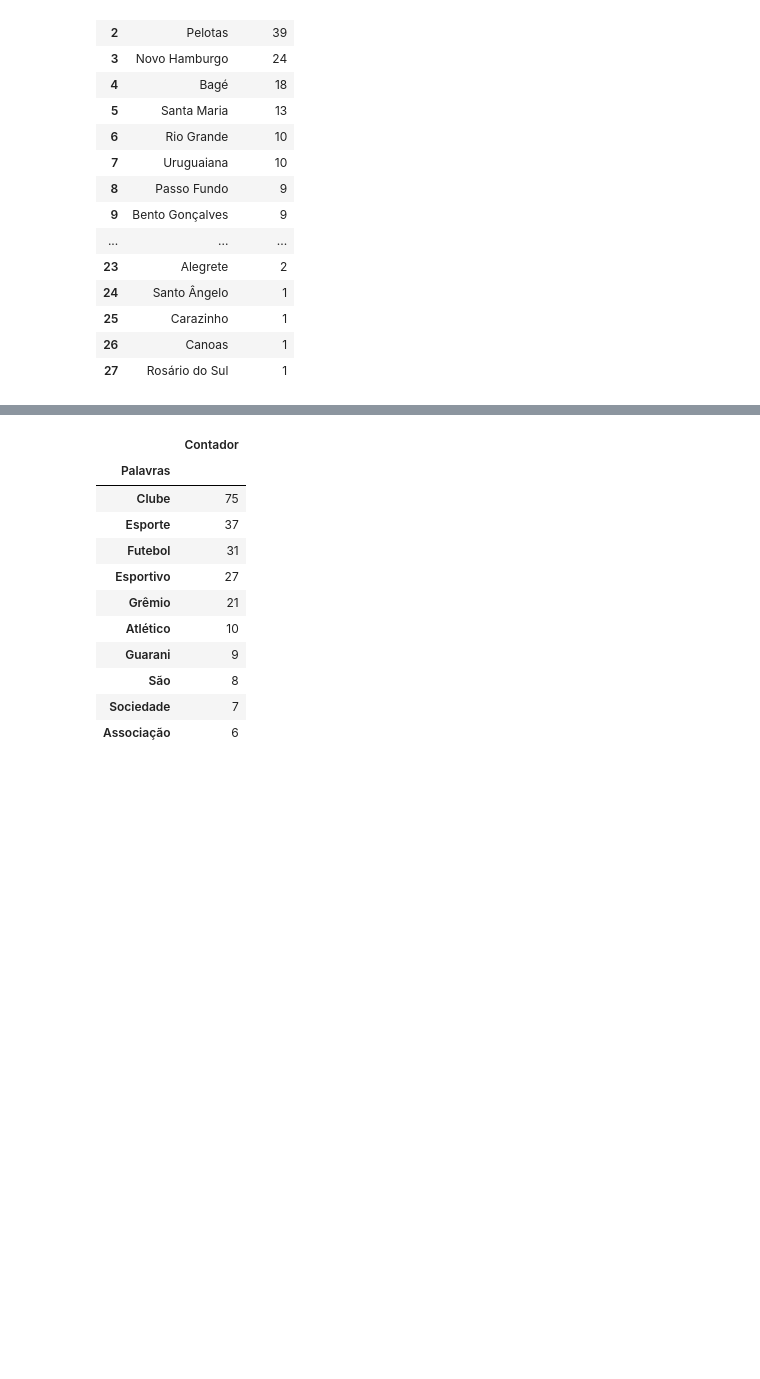
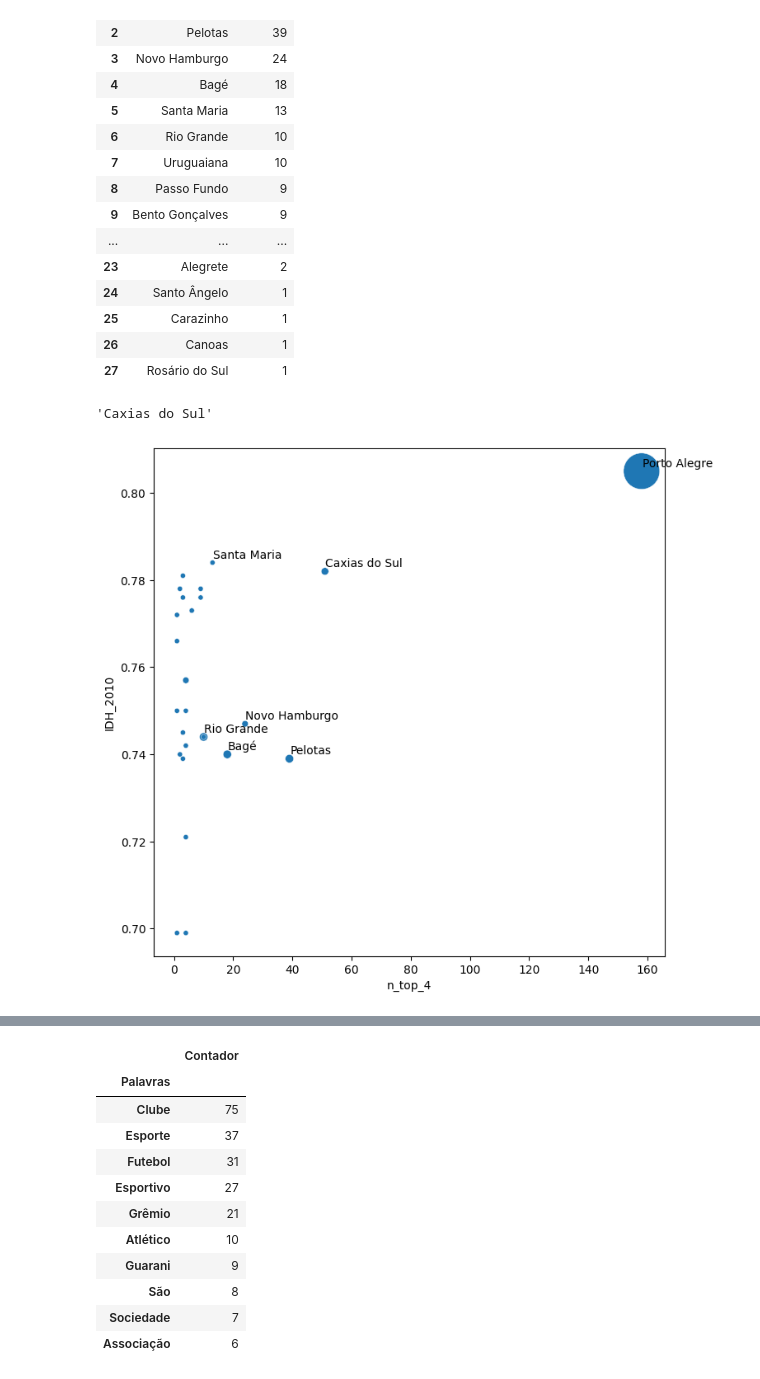
Before and after one commit to VitorBSP/Multiverso_greNAL, a Jupyter notebook: analise.ipynb, the cells around one changed output, grey strips where cells are left out. Saved outputs shown, nothing was run; the diff lists cells and outputs as text; code cells hidden in the pictures; blank space fills up the shorter version.

Commit message:
add: graficos e tratamento de cidades

```diff
--- a/analise.ipynb
+++ b/analise.ipynb
@@ -158,3 +215,29 @@ pd.DataFrame.from_dict(dict(city_counter), orient='index').reset_index(level=0).
 | 25 | Carazinho | 1 |
 | 26 | Canoas | 1 |
 | 27 | Rosário do Sul | 1 |
+# %%
+cidades =  cidades.merge(top4_cidade, how='left', left_on='Cidade', right_on = "Cidades").drop(columns=['Cidades']).\
+    merge(vice_cidade, how='left', left_on='Cidade', right_on = "Cidades").drop(columns=['Cidades']).rename(columns={'Quantidade' : 'Quantidade_Segundo'}).\
+    merge(titulos_cidade, how='left', left_on='Cidade', right_on = "Cidades").drop(columns=['Cidades']).rename(columns={'Quantidade' : 'Quantidade_Primeiro'})
+# %%
+cidades['Quantidade_Primeiro'] = cidades['Quantidade_Primeiro'].map({np.nan : 0}).fillna(cidades['Quantidade_Primeiro'])
+cidades['Quantidade_Segundo'] = cidades['Quantidade_Segundo'].map({np.nan : 0}).fillna(cidades['Quantidade_Segundo'])
+cidades['n_top_4'] = cidades['n_top_4'].map({np.nan : 0}).fillna(cidades['n_top_4'])
+# %%
+i=1
+cidades['Cidade'].iloc[i]
+# %% [output]
+'Caxias do Sul'
+# %%
+def label_point(h,x, y, val, ax):
+    a = pd.concat({'x': x, 'y': y, 'val': val}, axis=1)
+    for i, point in a.iterrows():
+        if point['val'] in h:
+            ax.text(point['x']+.2, point['y']+.001, str(point['val']))
+# %%
+plt.subplots(figsize=(12, 8))
+ax = sns.scatterplot(data=cidades[cidades['n_top_4'] > 0], x="n_top_4", y="IDH_2010", size="Quantidade_Primeiro", legend=False, sizes=(20, 1000))
+label_point(['Porto Alegre', 'Pelotas', 'Caxias do Sul', 'Bagé', 'Rio Grande', 'Santa Maria', 'Novo Hamburgo'],
+            cidades['n_top_4'], cidades['IDH_2010'], cidades['Cidade'], plt.gca())
+# %% [output]
+[figure, added]
```
Also changed, not shown: parts of 21 cells of this notebook.
